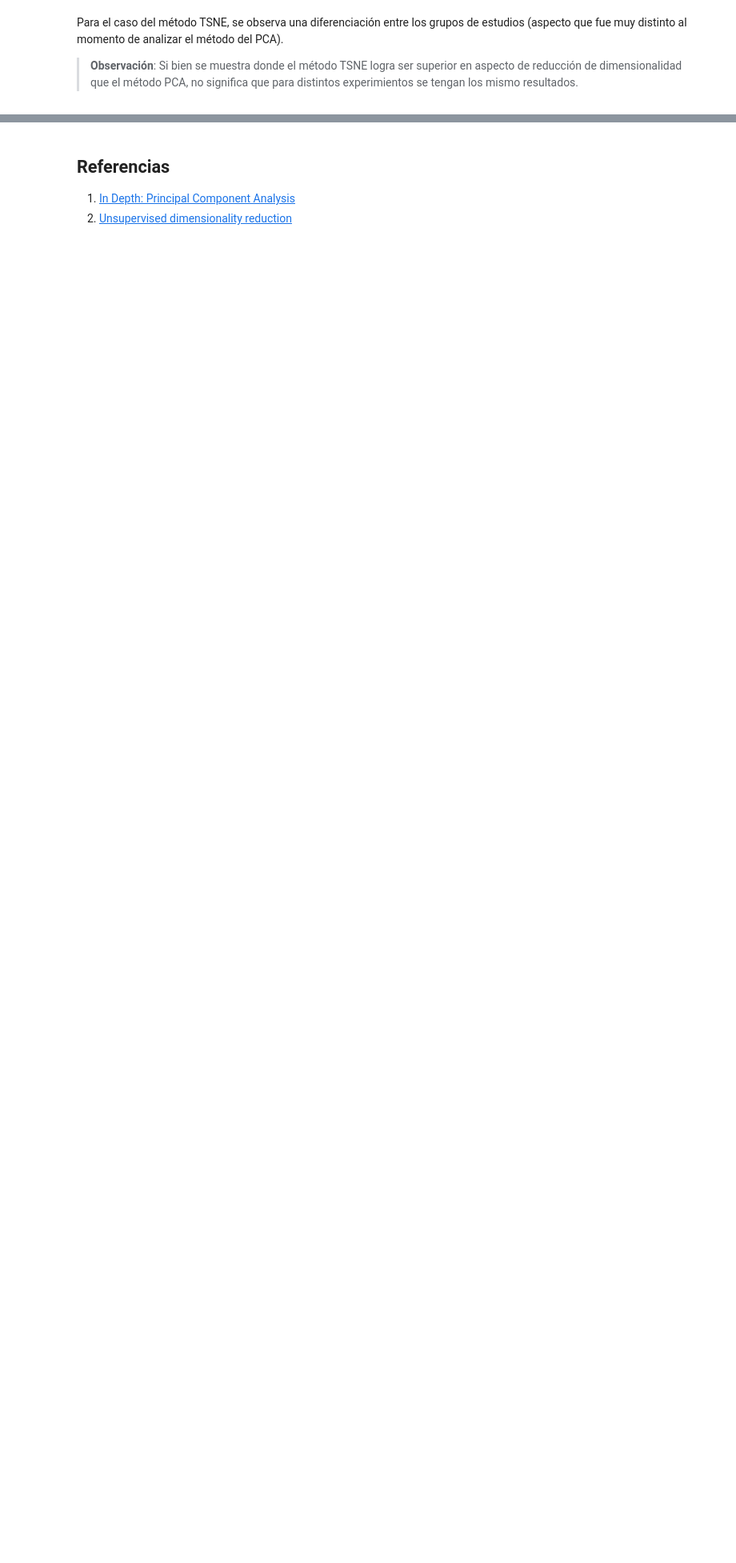
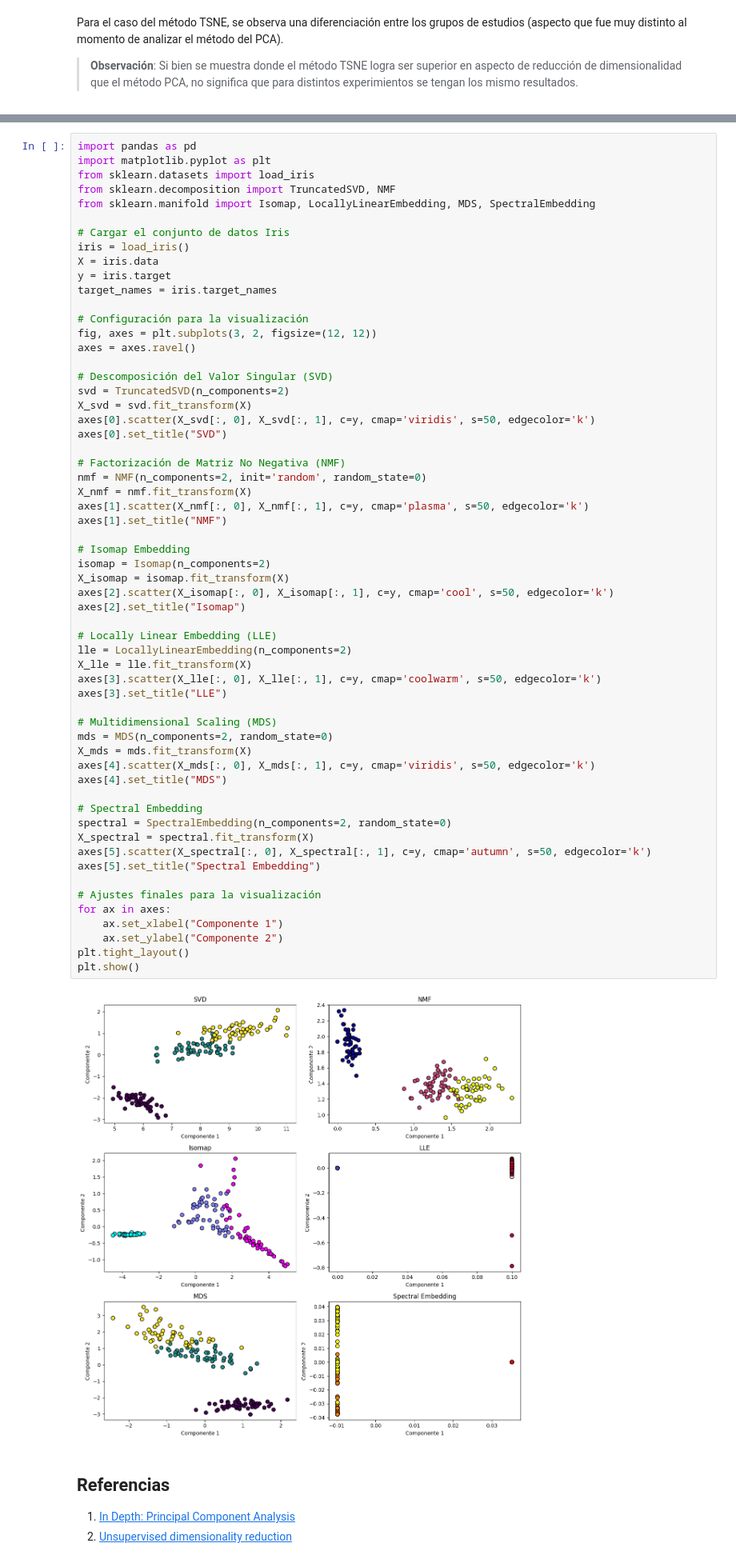
Before and after one commit to fralfaro/MAT281_2024, a Jupyter notebook: docs/lectures/machine_learning/ns_02.ipynb, the cells around one changed output, grey strips where cells are left out. Shown at 80% size. Saved outputs shown, nothing was run; the diff lists cells and outputs as text; blank space fills up the shorter version.

```diff
--- a/docs/lectures/machine_learning/ns_02.ipynb
+++ b/docs/lectures/machine_learning/ns_02.ipynb
@@ -772,3 +302,64 @@ En este caso en particular, funciona de mejor forma aplicar los métodos de desc
+# %%
+import pandas as pd
+import matplotlib.pyplot as plt
+from sklearn.datasets import load_iris
+from sklearn.decomposition import TruncatedSVD, NMF
+from sklearn.manifold import Isomap, LocallyLinearEmbedding, MDS, SpectralEmbedding
+
+# Cargar el conjunto de datos Iris
+iris = load_iris()
+X = iris.data
+y = iris.target
+target_names = iris.target_names
+
+# Configuración para la visualización
+fig, axes = plt.subplots(3, 2, figsize=(12, 12))
+axes = axes.ravel()
+
+# Descomposición del Valor Singular (SVD)
+svd = TruncatedSVD(n_components=2)
+X_svd = svd.fit_transform(X)
+axes[0].scatter(X_svd[:, 0], X_svd[:, 1], c=y, cmap='viridis', s=50, edgecolor='k')
+axes[0].set_title("SVD")
+
+# Factorización de Matriz No Negativa (NMF)
+nmf = NMF(n_components=2, init='random', random_state=0)
+X_nmf = nmf.fit_transform(X)
+axes[1].scatter(X_nmf[:, 0], X_nmf[:, 1], c=y, cmap='plasma', s=50, edgecolor='k')
+axes[1].set_title("NMF")
+
+# Isomap Embedding
+isomap = Isomap(n_components=2)
+X_isomap = isomap.fit_transform(X)
+axes[2].scatter(X_isomap[:, 0], X_isomap[:, 1], c=y, cmap='cool', s=50, edgecolor='k')
+axes[2].set_title("Isomap")
+
+# Locally Linear Embedding (LLE)
+lle = LocallyLinearEmbedding(n_components=2)
+X_lle = lle.fit_transform(X)
+axes[3].scatter(X_lle[:, 0], X_lle[:, 1], c=y, cmap='coolwarm', s=50, edgecolor='k')
+axes[3].set_title("LLE")
+
+# Multidimensional Scaling (MDS)
+mds = MDS(n_components=2, random_state=0)
+X_mds = mds.fit_transform(X)
+axes[4].scatter(X_mds[:, 0], X_mds[:, 1], c=y, cmap='viridis', s=50, edgecolor='k')
+axes[4].set_title("MDS")
+
+# Spectral Embedding
+spectral = SpectralEmbedding(n_components=2, random_state=0)
+X_spectral = spectral.fit_transform(X)
+axes[5].scatter(X_spectral[:, 0], X_spectral[:, 1], c=y, cmap='autumn', s=50, edgecolor='k')
+axes[5].set_title("Spectral Embedding")
+
+# Ajustes finales para la visualización
+for ax in axes:
+    ax.set_xlabel("Componente 1")
+    ax.set_ylabel("Componente 2")
+plt.tight_layout()
+plt.show()
+# %% [output]
+[figure, added]
 # %% [markdown]
 ## Referencias
 
```
Also changed, not shown: parts of 79 cells of this notebook.
